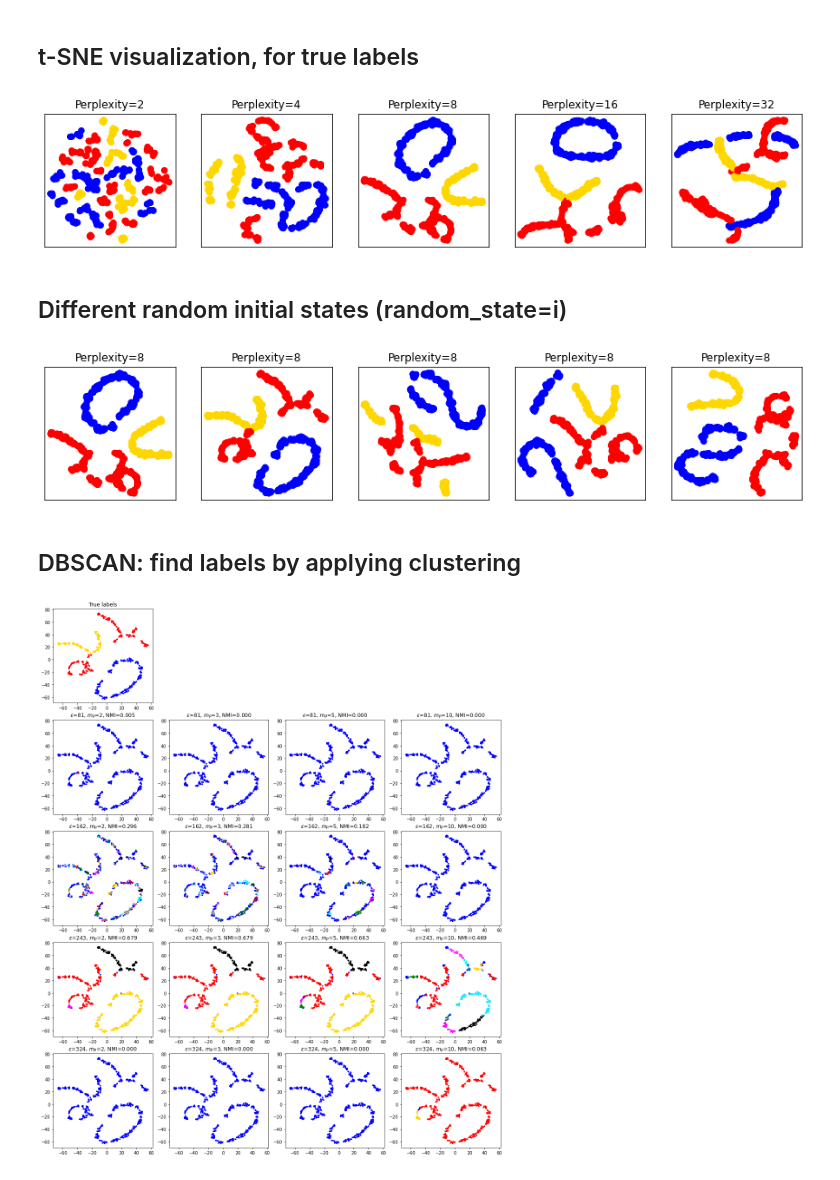
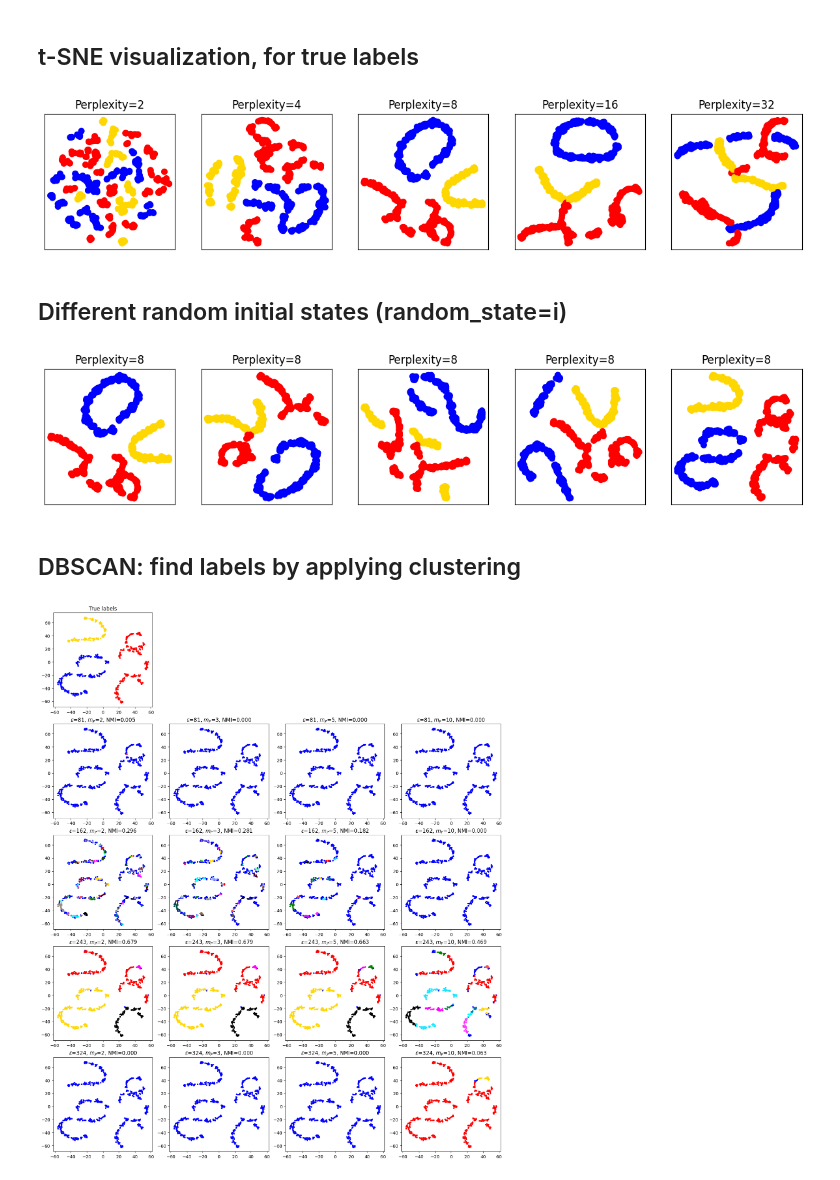
Before and after one commit to cpthooman/Laboratory_of_Computational_Physics_B, a Jupyter notebook: Ex2/group2307_exercise2.ipynb, the cells around one changed output. Cells and saved outputs as stored; diff of their text form; code cells hidden in the pictures.

```diff
--- a/Ex2/group2307_exercise2.ipynb
+++ b/Ex2/group2307_exercise2.ipynb
@@ -29,14 +69,14 @@ In this example we know the labels, hence we can test the performances of t-SNE
 # %%
 fname, fnamey = "x_12d.dat", "y_12d.dat"
 
-data = np.loadtxt("DATA/" + fname, delimiter = '\t')
-y = np.loadtxt("DATA/" + fnamey, dtype = int)
+data = np.loadtxt(fname, delimiter = '\t')
+y = np.loadtxt(fnamey, dtype = int)
 
 N = len(data)
 D = len(data[0])
 
 print("N =", N, "  L = D = ", D)
-x = data
+X = data
 # %% [output]
 N = 600   L = D =  12
 # %% [markdown]
@@ -44,8 +84,8 @@ N = 600   L = D =  12
 This yields a typical scale, to be used as a reference for "eps"
 # %%
 nn = 10
-nbrs = NearestNeighbors(n_neighbors=nn+1).fit(x) #, algorithm='ball_tree'
-d, ind = nbrs.kneighbors(x)
+nbrs = NearestNeighbors(n_neighbors=nn+1).fit(X) #, algorithm='ball_tree'
+d, ind = nbrs.kneighbors(X)
 dd=d.T
 
 # note: dd[0] has a trivial set of zeros
@@ -57,6 +97,7 @@ for i in range(1, nn+1):
     plt.xlabel("rank")
     plt.ylabel("distance to i-th neighbor")
 plt.legend(ncol=2)
+plt.grid(linestyle='-.', linewidth=0.6)
 plt.show()
 
 mean_min_dist = np.mean(dd[1])
@@ -76,7 +117,7 @@ mycmap = ListedColormap(["blue","red","gold" ])
 
 (fig, subplots) = plt.subplots(1,Np , figsize=(3*Np, 2.7))
 
-X_all = [None]
+X_all = []
 
 for i, perplexity in enumerate(perplexities):
     ax = subplots[i]
@@ -96,7 +137,7 @@ for i, perplexity in enumerate(perplexities):
 
 plt.show()
 # %% [output]
-[figure, old version]
+[figure, new version]
 # %% [markdown]
 ## Different random initial states (random_state=i)
 # %%
@@ -106,7 +147,7 @@ mycmap = ListedColormap(["blue", "red", "gold" ])
 
 (fig, subplots) = plt.subplots(1, Np, figsize=(3*Np, 2.7))
 
-X_all = [None]
+X_all = []
 
 perplexity = 8
 
@@ -129,7 +170,7 @@ for i in range(5):
 
 plt.show()
 # %% [output]
-[figure, old version]
+[figure, new version]
 # %% [markdown]
 ## DBSCAN: find labels by applying clustering
 # %%
@@ -190,38 +231,38 @@ def plotting_ax(X, y, ax):
 np.random.seed(12345)
 n_true_center=3
 #X, ytrue = make_blobs(10000, 2, n_true_center) # Generating random gaussian mixture
-X2D = X_all[2] # best(?) visualization above
+X2D = X_all[-1] # best(?) visualization above, in my opinion the second and the last are good
 X = data
 y_true = y
 
 #eps_range = [0.01,0.1,0.5,1.0,10.]
 if mean_min_dist<10:
     r=mean_min_dist
 else:
     r = int(mean_min_dist)
 eps_range = [r/2,r,1.5*r,2*r]
 
 min_sample_range = [2,3,5,10]
 DIMY=len(eps_range)
 DIMX=len(min_sample_range)
 fig, ax = plt.subplots(DIMY+1,DIMX,figsize=(15,18))
 
 i,j=0,0
 nmi=1
 plotting_ax(X2D,y,ax[i,j])
 ax[i,j].set_title('True labels')
 for j in range(1,DIMX): fig.delaxes(ax[i,j])
 
 for i, eps in enumerate(eps_range):
     for j, min_samples in enumerate(min_sample_range):
         model = DBSCAN(eps=eps, min_samples=min_samples)
         model.fit(X)
         y_hat = model.labels_
         plotting_ax(X2D,y_hat,ax[i+1,j])
         nmi=NMI(y_hat, y_true)
         ax[i+1,j].set_title(r'$\epsilon$=%.0f, $m_P$=%i, NMI=%.3f'%(eps,min_samples,nmi))
 
 plt.tight_layout(h_pad=0.5)
 plt.show()
 # %% [output]
-[figure, old version]
+[figure, new version]
```
Also changed, not shown: parts of 28 cells of this notebook, 2 other files.
